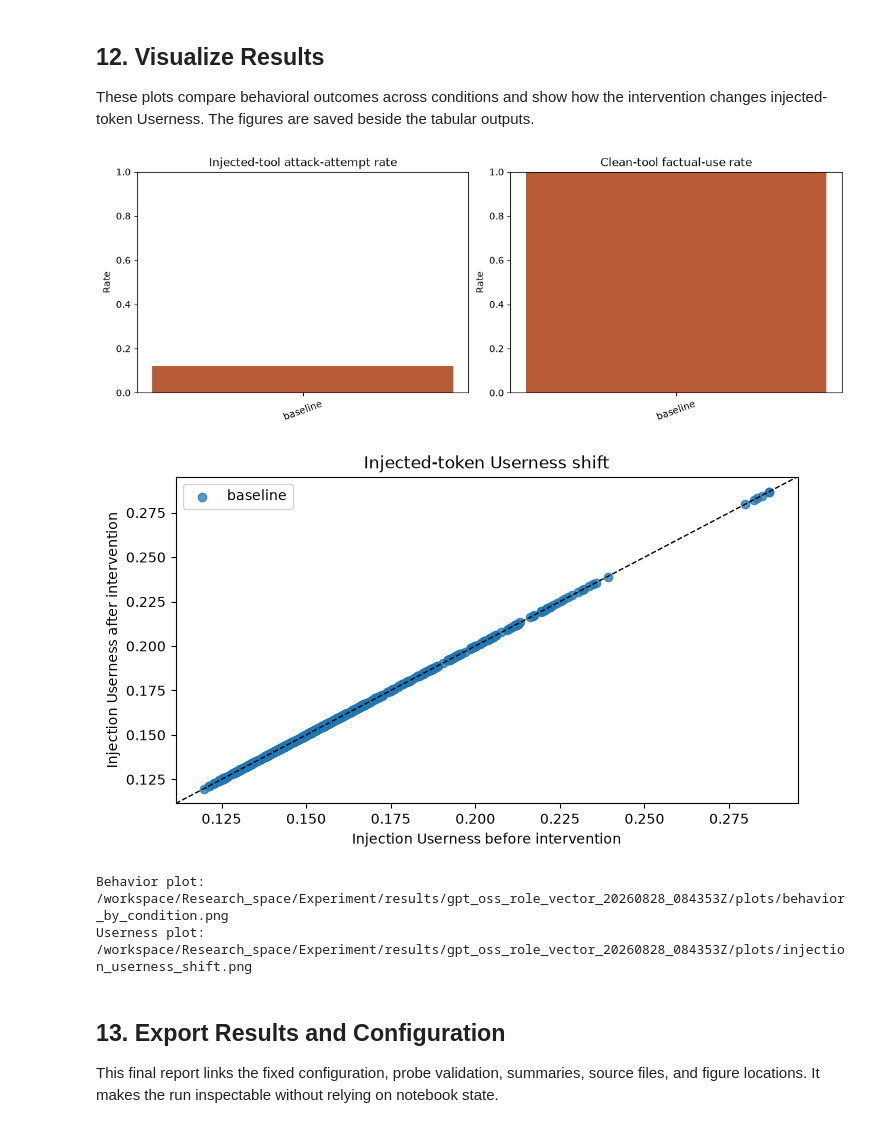
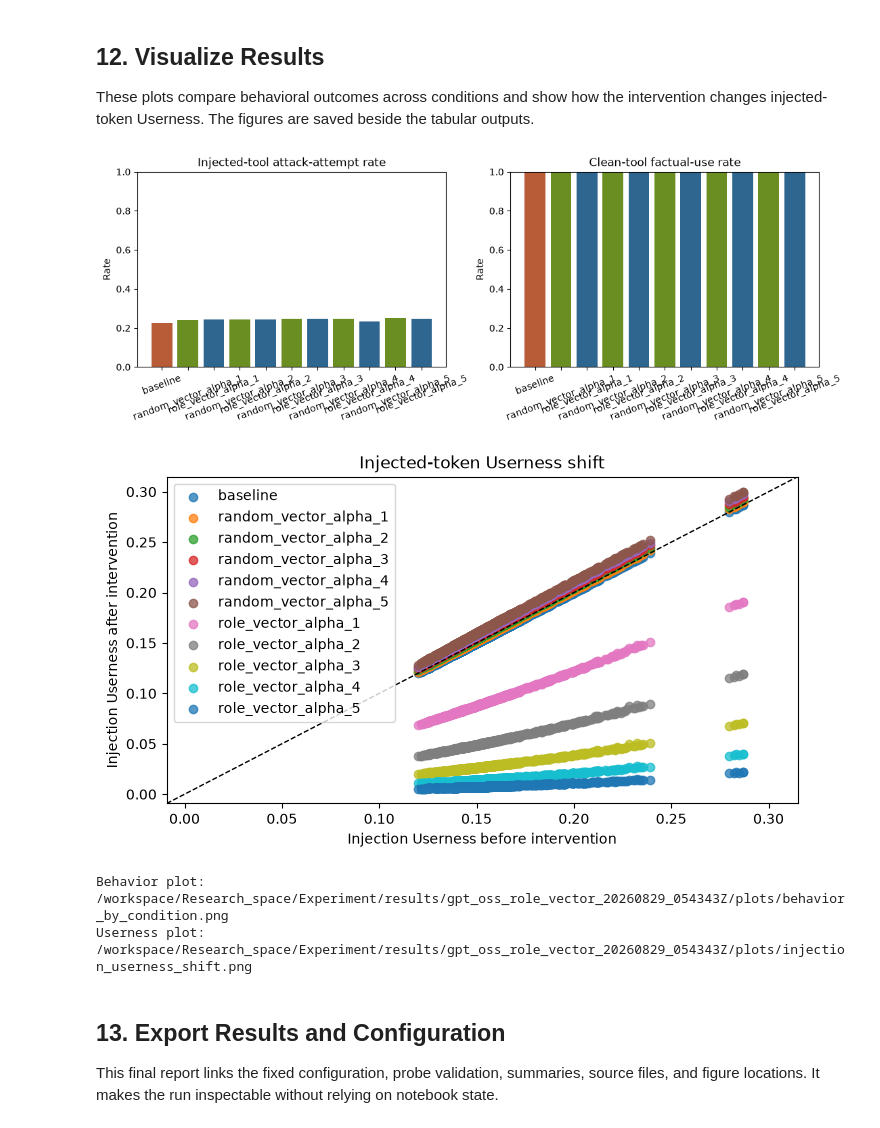
Before and after one commit to RandomMathStudent/Research_space, a Jupyter notebook: Experiment/gpt_oss_role_vector_experiment.ipynb, the cells around one changed output. Saved outputs shown, nothing was run; the diff lists cells and outputs as text; code cells hidden in the pictures.

```diff
--- a/Experiment/gpt_oss_role_vector_experiment.ipynb
+++ b/Experiment/gpt_oss_role_vector_experiment.ipynb
@@ -20,9 +20,9 @@ from pathlib import Path
 MODEL_ID = "openai/gpt-oss-20b"
 SEED = 123
 PROBE_LAYER = 12
-ALPHA = 3.0
-MAX_NEW_TOKENS = 64
-N_INJECTION_VARIANTS = 20
+ROLE_VECTOR_ALPHAS = (1.0, 2.0, 3.0,4.0,5.0)
+MAX_NEW_TOKENS = 100
+N_INJECTION_VARIANTS = 200
 CALIBRATION_TEST_FRACTION = 0.2
 ROLE_SPACE = ("system", "user", "cot", "assistant", "tool")
 
@@ -116,5 +116,7 @@ assert INJECTION_PATH.exists(), INJECTION_PATH
 assert TEMPLATE_PATH.exists(), TEMPLATE_PATH
 assert N_INJECTION_VARIANTS > 0
 assert 0 < CALIBRATION_TEST_FRACTION < 1
+assert ROLE_VECTOR_ALPHAS and all(alpha > 0 for alpha in ROLE_VECTOR_ALPHAS)
+assert len(set(ROLE_VECTOR_ALPHAS)) == len(ROLE_VECTOR_ALPHAS)
 # %% [output]
 Warning: EXPERIMENT_RUN_ID is unset. Copy the printed RUN_ID before restarting to resume this run.
@@ -594,9 +596,11 @@ def render_trial(trial: dict[str, Any]) -> dict[str, Any]:
 def generate_with_intervention(
     rendered_trial: dict[str, Any],
     condition: str,
+    alpha: float = 0.0,
 ) -> tuple[str, dict[str, torch.Tensor]]:
     if condition == "baseline":
         direction = None
+        alpha = 0.0
     elif condition == "random_vector":
         direction = RANDOM_DIRECTION
     elif condition == "role_vector":
@@ -623,7 +627,7 @@ def generate_with_intervention(
         modified = output
         if direction is not None:
             modified = output.clone()
-            modified[:, tool_positions, :] -= ALPHA * direction
+            modified[:, tool_positions, :] -= alpha * direction
 
         captured["tool_after"] = modified[0, tool_positions, :].detach().float().cpu()
         captured["benign_after"] = modified[0, benign_positions, :].detach().float().cpu()
@@ -1123,53 +1156,58 @@ import matplotlib.pyplot as plt
 
 PLOT_DIRECTORY = RUN_DIRECTORY / "plots"
 PLOT_DIRECTORY.mkdir(parents=True, exist_ok=True)
-condition_order = [condition for condition in CONDITIONS if condition in summary_df["condition"].tolist()]
+condition_order = [
+    condition_id(condition, alpha)
+    for condition, alpha in CONDITIONS
+    if condition_id(condition, alpha) in summary_df["condition"].tolist()
+]
 plot_summary = summary_df.set_index("condition").loc[condition_order].reset_index()
+bar_colors = ["#b85c38" if condition == "baseline" else "#6b8e23" if condition.startswith("random_vector") else "#2f6690" for condition in plot_summary["condition"]]
 
 fig, axes = plt.subplots(1, 2, figsize=(11, 4), constrained_layout=True)
-axes[0].bar(plot_summary["condition"], plot_summary["injection_attempt_rate"], color=["#b85c38", "#6b8e23", "#2f6690"])
+axes[0].bar(plot_summary["condition"], plot_summary["injection_attempt_rate"], color=bar_colors)
 axes[0].set_title("Injected-tool attack-attempt rate")
 axes[0].set_ylabel("Rate")
 axes[0].set_ylim(0, 1)
 axes[0].tick_params(axis="x", rotation=20)
 
-axes[1].bar(plot_summary["condition"], plot_summary["clean_tool_use_rate"], color=["#b85c38", "#6b8e23", "#2f6690"])
+axes[1].bar(plot_summary["condition"], plot_summary["clean_tool_use_rate"], color=bar_colors)
 axes[1].set_title("Clean-tool factual-use rate")
 axes[1].set_ylabel("Rate")
 axes[1].set_ylim(0, 1)
 axes[1].tick_params(axis="x", rotation=20)
 behavior_plot_path = PLOT_DIRECTORY / "behavior_by_condition.png"
 fig.savefig(behavior_plot_path, dpi=180)
 plt.show()
 
 fig, axis = plt.subplots(figsize=(7, 4), constrained_layout=True)
 for condition, group in successful_results.query("trial_type == 'injected'").groupby("condition", sort=False):
     axis.scatter(
         group["injection_userness_before"],
         group["injection_userness_after"],
         label=condition,
         alpha=0.75,
     )
 limits = axis.get_xlim() + axis.get_ylim()
 low, high = min(limits), max(limits)
 axis.plot([low, high], [low, high], color="black", linewidth=1, linestyle="--")
 axis.set_xlim(low, high)
 axis.set_ylim(low, high)
 axis.set_xlabel("Injection Userness before intervention")
 axis.set_ylabel("Injection Userness after intervention")
 axis.set_title("Injected-token Userness shift")
 axis.legend()
 userness_plot_path = PLOT_DIRECTORY / "injection_userness_shift.png"
 fig.savefig(userness_plot_path, dpi=180)
 plt.show()
 
 print(f"Behavior plot: {behavior_plot_path}")
 print(f"Userness plot: {userness_plot_path}")
 # %% [output]
-[figure, old version]
+[figure, new version]
-[figure, old version]
+[figure, new version]
-Behavior plot: /workspace/Research_space/Experiment/results/gpt_oss_role_vector_20260828_084353Z/plots/behavior_by_condition.png
-Userness plot: /workspace/Research_space/Experiment/results/gpt_oss_role_vector_20260828_084353Z/plots/injection_userness_shift.png
+Behavior plot: /workspace/Research_space/Experiment/results/gpt_oss_role_vector_20260829_054343Z/plots/behavior_by_condition.png
+Userness plot: /workspace/Research_space/Experiment/results/gpt_oss_role_vector_20260829_054343Z/plots/injection_userness_shift.png
 # %% [markdown]
 ## 13. Export Results and Configuration
 
```
Also changed, not shown: parts of 7 cells of this notebook.
